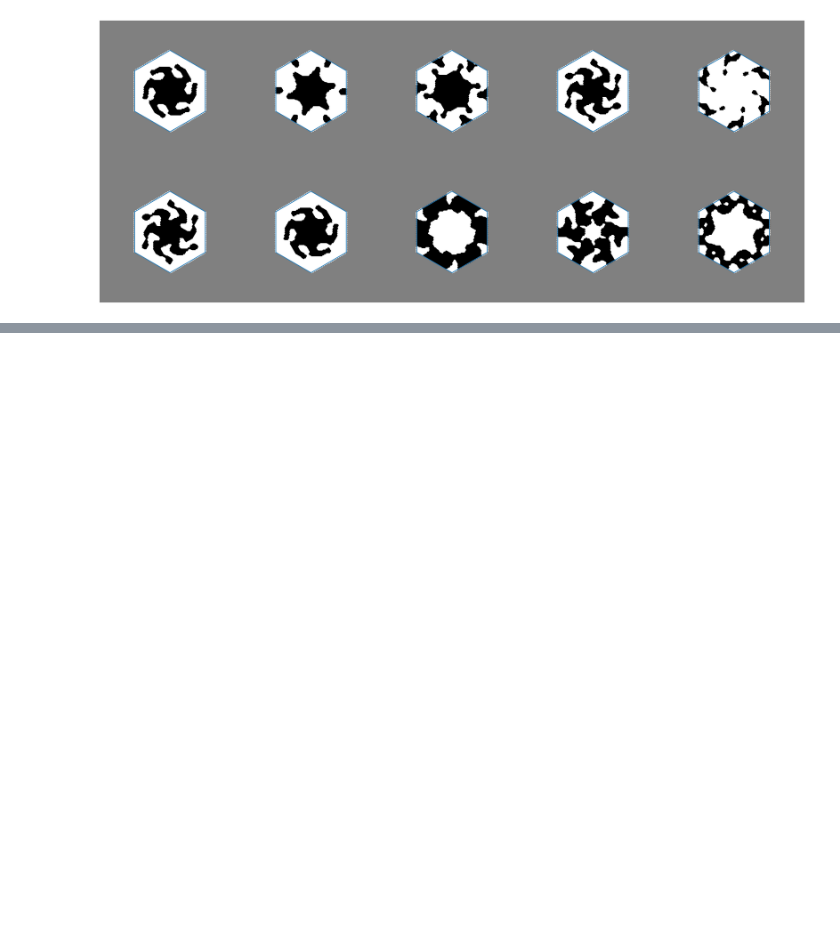
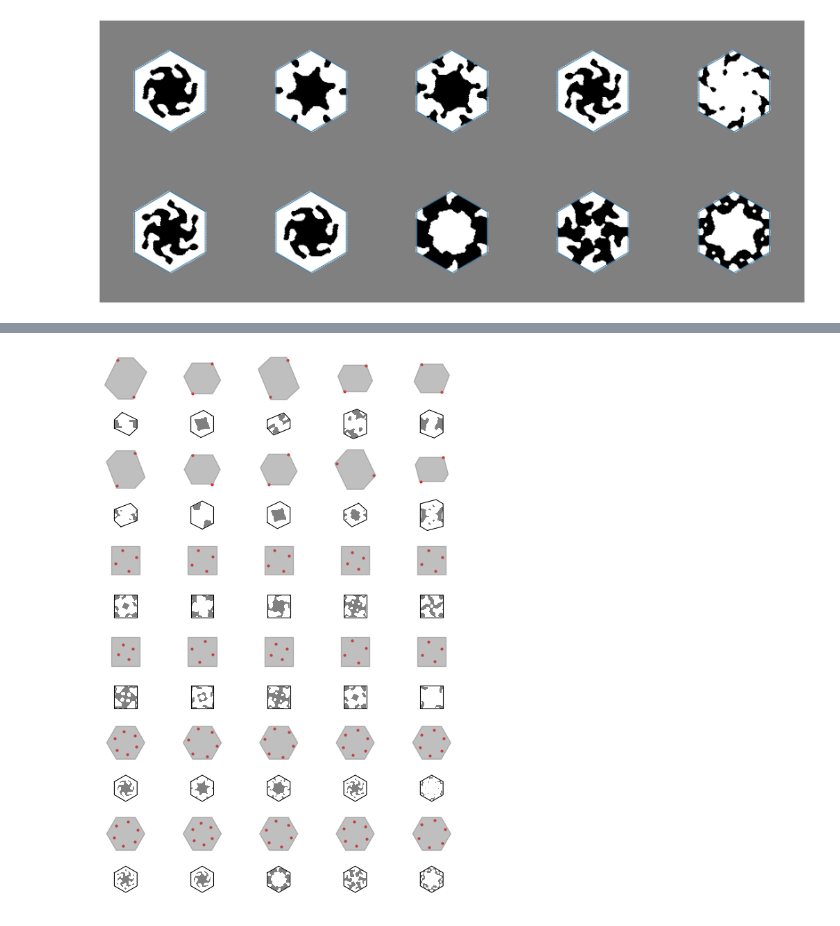
Before and after one commit to AliGhorashiCMT/Topological-Prevalence, a Jupyter notebook: Figure 2.ipynb, the cells around one changed output, grey strips where cells are left out. Cells and saved outputs as stored; diff of their text form; code cells hidden in the pictures; blank space fills up the shorter version.

```diff
--- a/Figure 2.ipynb
+++ b/Figure 2.ipynb
@@ -602 +629,86 @@ dim2-sg2-20482-res64-te
 2
+# %%
+fig = figure(figsize=(14*cm, 20*cm))
+#fig = figure(figsize=(14, 20))
+
+for (i, nodal_point_calcname) in enumerate(nodal_point_calcnames)
+    println(nodal_point_calcname); flush(stdout)
+    num_nodal_points =
+        if MPBUtils.parse_sgnum(nodal_point_calcname) == 2
+            2
+        elseif MPBUtils.parse_sgnum(nodal_point_calcname) == 10
+            4
+        else
+            6
+        end
+
+    subplot(12, 5, i+5*div(i-1, 5))
+    margin, id_eps, mode, real_id, top_band = nodal_point_data[nodal_point_calcname]
+    println(top_band)
+    band1 = zeros(501*501)
+    band2 = zeros(501*501)
+    all_bands = zeros(501*501, 11)
+    for idx in 1:200
+        dispersion = readdlm("nodal_points/output/$nodal_point_calcname-$idx-dispersion.out", ',', Float64)
+        dispersion = sort(dispersion[:, 6:end], dims = 2)
+        lower_dispersion = dispersion[:, top_band]
+        upper_dispersion = dispersion[:, top_band+1]
+        gap = minimum(upper_dispersion - lower_dispersion)
+        gap < 0 && (println("Negative Gap at idx: $idx"); flush(stdout); println(argmin(upper_dispersion - lower_dispersion)))
+        band1[idx:200:end] =  lower_dispersion
+        band2[idx:200:end] =  upper_dispersion
+        all_bands[idx:200:end, :] = dispersion
+    end
+    xs = Float64[]
+    ys = Float64[]
+
+    Rs, flat, isoval, _= lattice_from_mpbparams("./nodal_points/input/"*nodal_point_calcname*".sh")
+    Gs = reciprocalbasis(Rs)
+    verts = wignerseitz(Gs).verts;
+    faces = wignerseitz(Gs).faces;
+    for vert in verts
+        x, y = Gs[1]*vert[1] + Gs[2]*vert[2]
+        #scatter(x, y, color="black")
+        push!(xs, x)
+        push!(ys, y)
+    end
+    fill(xs, ys, alpha=0.5, color="grey")
+    polygon = shapely_polygon([[x, y] for (x, y) in zip(xs, ys)])
+    xlim(-5, 5)
+    ylim(-5, 5)
+    xticks(Float64[])
+    yticks(Float64[])
+    theta = 2π/num_nodal_points
+    rotation_matrix = [cos(theta) -sin(theta); sin(theta) cos(theta)]
+    #nodal_point_locations = ks[sortperm(band2-band1)[1:num_nodal_points]]
+    nodal_point_value = band1[argmin(band2 - band1)]
+    for idx_1 in -1:1
+        for idx_2 in -1:1
+            for i in 1:num_nodal_points
+                k = (rotation_matrix^i) * wigner_seitz(ks[argmin(band2-band1)] + [idx_1, idx_2], Gs)
+                #k in nodal_point_locations
+                polygon.contains(shapely_point(k)) || continue
+                scatter(k..., color="red", s = 4)
+            end
+            #X = [k[1] for k in wigner_seitz.([k + [idx_1, idx_2] for k in ks], Ref(Gs))]
+            #Y = [k[2] for k in wigner_seitz.([k + [idx_1, idx_2] for k in ks], Ref(Gs))]
+            #X = reshape(X, (501, 501))
+            #Y = reshape(Y, (501, 501));
+            #contour(X, Y, reshape(log.(band2 .- nodal_point_value), (501, 501)), 0, cmap="hot")
+        end
+    end
+
+    xleft, xright = gca().get_xlim()
+    ydown, yup = gca().get_ylim()
+    gca().set_aspect("equal", adjustable="box")
+    gca().set_axis_off()
+#gca().set_axis_on()
+    subplot(12, 5, i+5+5*div(i-1, 5))
+
+    wigner_cell = wignerseitz(Rs)
+    wigner_plot(flat, Rs, wigner_cell; isoval=isoval, fig=fig, ax=gca(), translation_vector=[0, 0], xyz = range(-1, 1, length=500),
+    in_polygon=true);#gca().set_axis_on()
+end
+fig.subplots_adjust(left=0, bottom=0, right=1, top=1, wspace=0, hspace=0) # In order to get rid of extraneous white space
+savefig("./Nodal_Point_Figs/all_nodal_points.pdf")
+# %% [output]
@@ -602,0 +732 @@ dim2-sg2-20482-res64-te
+[figure, added]
```
Also changed, not shown: parts of 9 cells of this notebook.
